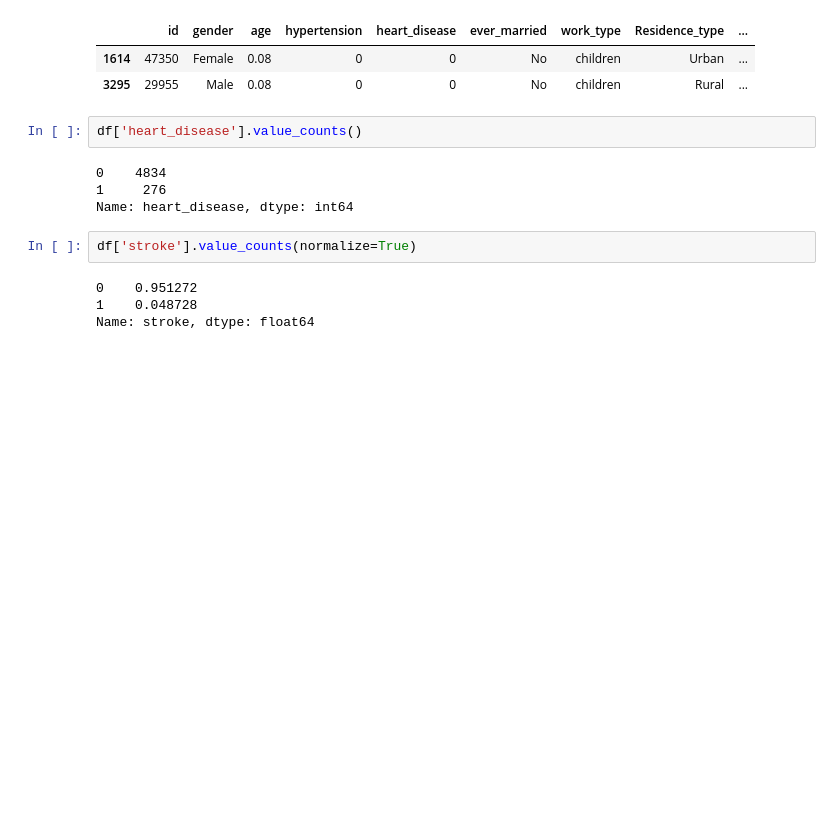
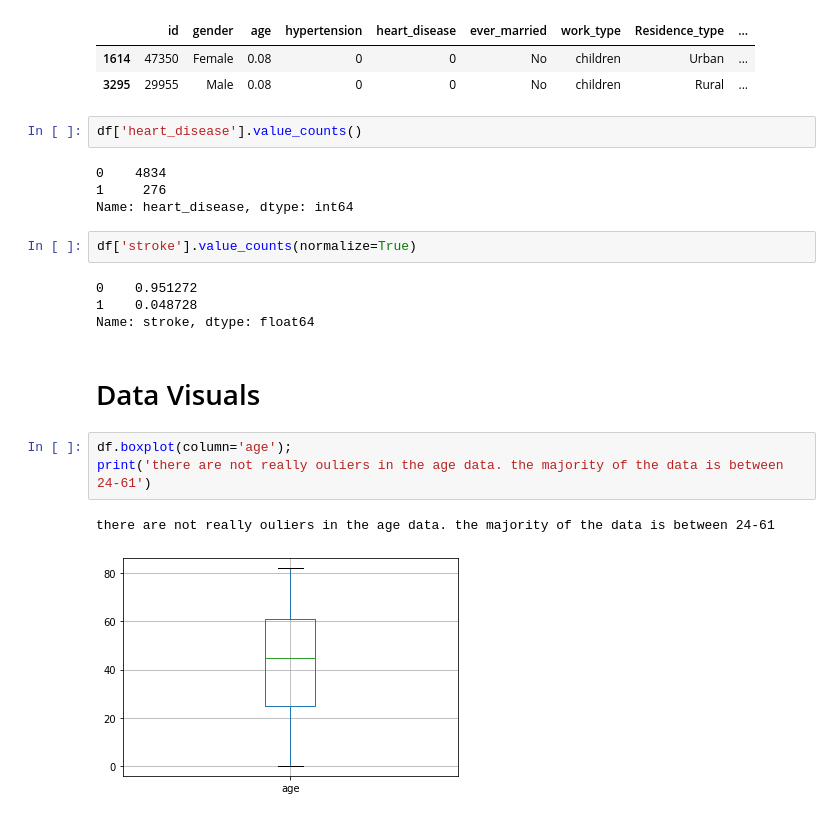
Before and after one commit to Davianka/stroke-prediction, a Jupyter notebook: project_2.ipynb, the cells around one changed output. Drawn from its saved outputs; the diff is of its cells as text; blank space fills up the shorter version.

```diff
--- a/project_2.ipynb
+++ b/project_2.ipynb
@@ -208,3 +225,11 @@ df['stroke'].value_counts(normalize=True)
 0    0.951272
 1    0.048728
 Name: stroke, dtype: float64
+# %% [markdown]
+# Data Visuals
+# %%
+df.boxplot(column='age');
+print('there are not really ouliers in the age data. the majority of the data is between 24-61')
+# %% [output]
+there are not really ouliers in the age data. the majority of the data is between 24-61
+[figure, added]
```
Also changed, not shown: parts of 8 cells of this notebook.
